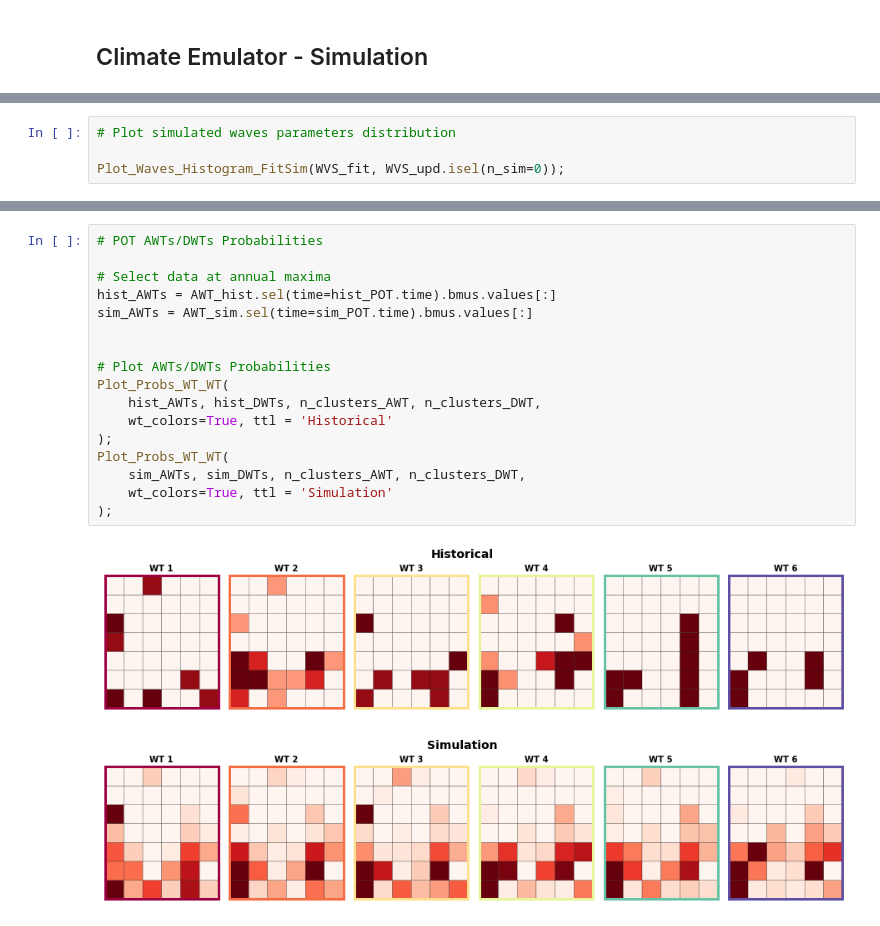
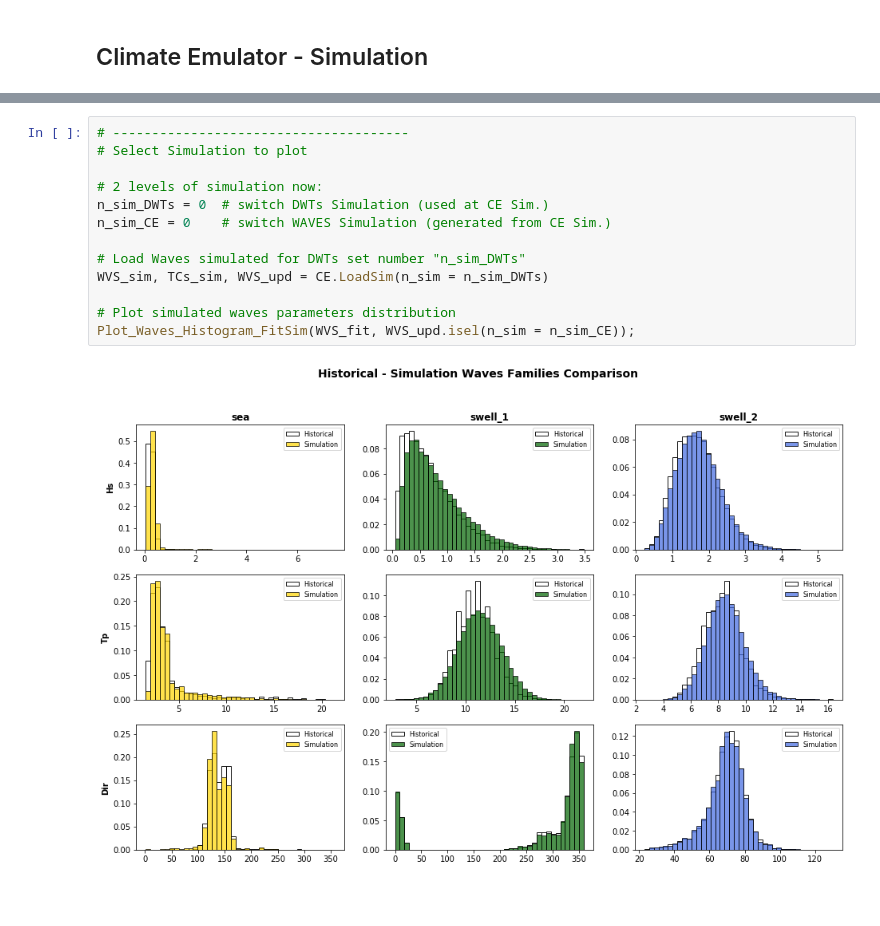
Before and after one commit to teslakit/teslakit, a Jupyter notebook: notebooks/ROI/01_Offshore/12_Climate_Emulator.ipynb, the cells around one changed output, grey strips where cells are left out. Cells and saved outputs as stored; diff of their text form; blank space fills up the shorter version.

```diff
--- a/notebooks/ROI/01_Offshore/12_Climate_Emulator.ipynb
+++ b/notebooks/ROI/01_Offshore/12_Climate_Emulator.ipynb
@@ -139,4 +138,0 @@ TCs_sim, WVS_upd = CE.Simulate_TCs(DWTs_sim, TCs_params, TCs_RBFs, pchange_TCs,
-# %%
-# Plot simulated waves parameters distribution
-
-Plot_Waves_Histogram_FitSim(WVS_fit, WVS_upd.isel(n_sim=0));
@@ -281,20 +139,15 @@ Plot_DWTs_Probs(sim_DWTs, sim_POT.time.values[:], n_clusters);
-# %%
-# POT AWTs/DWTs Probabilities
-
-# Select data at annual maxima
-hist_AWTs = AWT_hist.sel(time=hist_POT.time).bmus.values[:]
-sim_AWTs = AWT_sim.sel(time=sim_POT.time).bmus.values[:]
-
-
-# Plot AWTs/DWTs Probabilities
-Plot_Probs_WT_WT(
-    hist_AWTs, hist_DWTs, n_clusters_AWT, n_clusters_DWT,
-    wt_colors=True, ttl = 'Historical'
-);
-Plot_Probs_WT_WT(
-    sim_AWTs, sim_DWTs, n_clusters_AWT, n_clusters_DWT,
-    wt_colors=True, ttl = 'Simulation'
-);
-# %% [output]
-[figure, removed]
-[figure, removed]
+# %%
+# --------------------------------------
+# Select Simulation to plot
+
+# 2 levels of simulation now:
+n_sim_DWTs = 0  # switch DWTs Simulation (used at CE Sim.)
+n_sim_CE = 0    # switch WAVES Simulation (generated from CE Sim.)
+
+# Load Waves simulated for DWTs set number "n_sim_DWTs"
+WVS_sim, TCs_sim, WVS_upd = CE.LoadSim(n_sim = n_sim_DWTs)
+
+# Plot simulated waves parameters distribution
+Plot_Waves_Histogram_FitSim(WVS_fit, WVS_upd.isel(n_sim = n_sim_CE));
+# %% [output]
+[figure, added]
```
Also changed, not shown: parts of 14 cells of this notebook, 1 other file.
